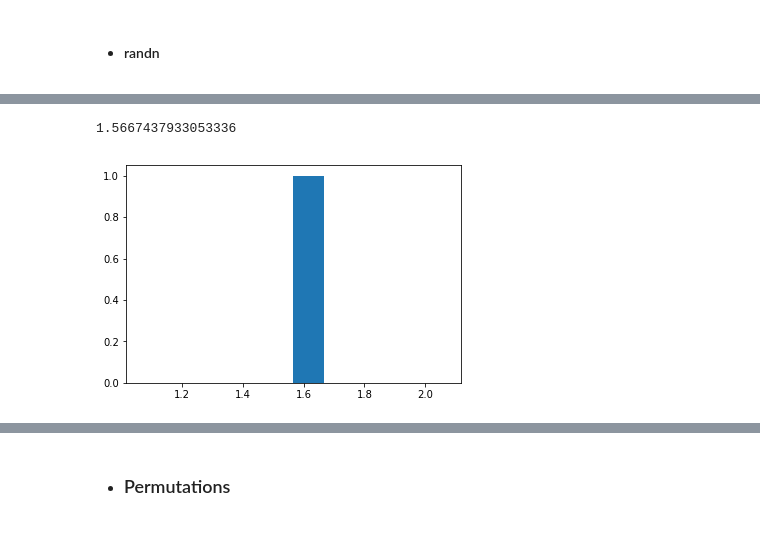
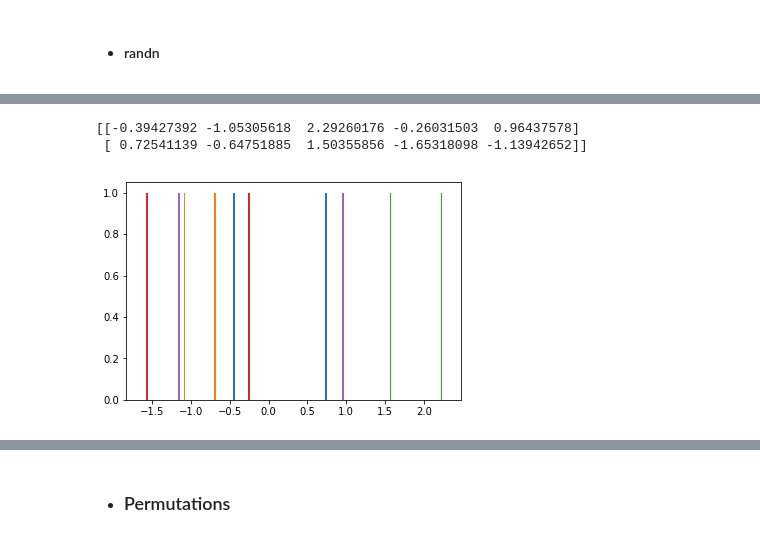
Before and after one commit to Osheah/p4da-numpy-random, a Jupyter notebook: numpy-random.ipynb, the cells around one changed output, grey strips where cells are left out. Drawn from its saved outputs; the diff is of its cells as text; code cells hidden in the pictures.

```diff
--- a/numpy-random.ipynb
+++ b/numpy-random.ipynb
@@ -112,8 +375,9 @@ different from np.random.rand(1) as its a single number not an array with a sing
 # %%
-x = np.random.randn()
+x = np.random.randn(int(2.0),int(5.0)) # 1 gives on numbe 5 gives 5 when more bins added, try 2 arguments
 print(x)
-plt.hist(x)
+plt.hist(x, bins =30)
 plt.show()
 # %% [output]
-1.5667437933053336
+[[-0.39427392 -1.05305618  2.29260176 -0.26031503  0.96437578]
+ [ 0.72541139 -0.64751885  1.50355856 -1.65318098 -1.13942652]]
-[figure, old version]
+[figure, new version]
```
Also changed, not shown: parts of 63 cells of this notebook.
